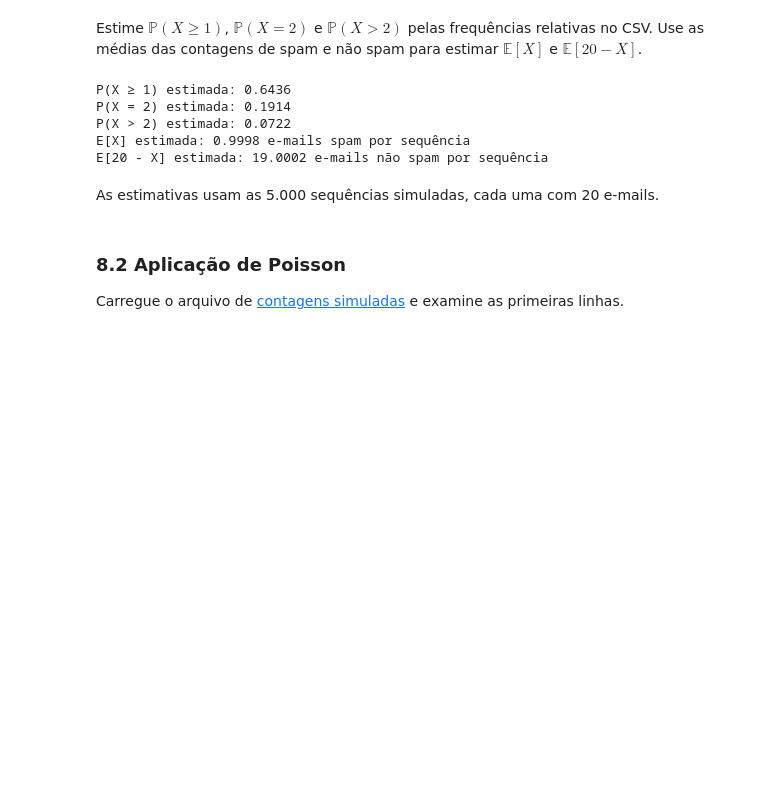
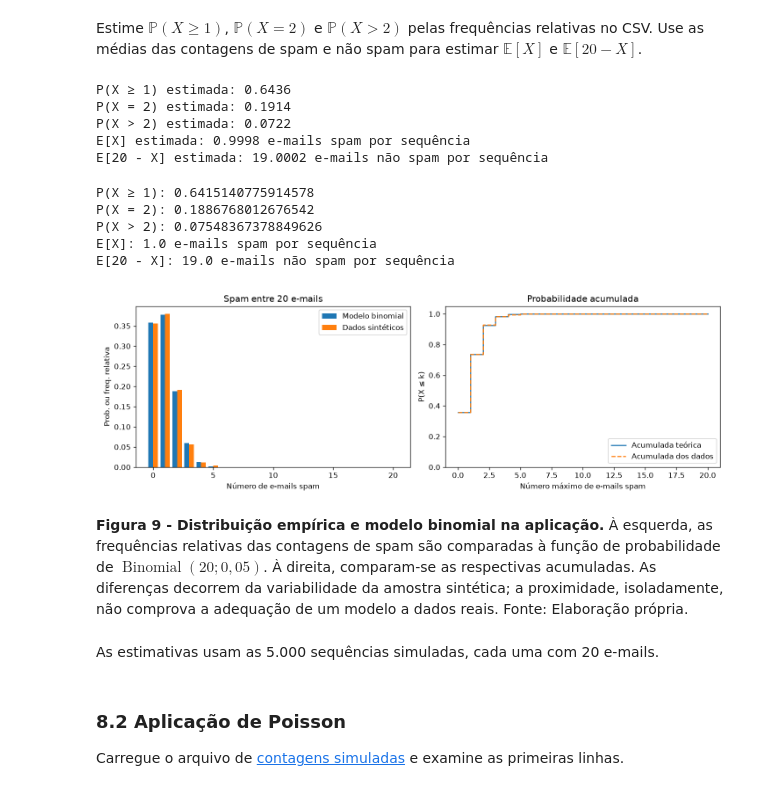
Before and after one commit to carubbi/MQ, a Jupyter notebook: notebooks/resolvidos/u2_s03.ipynb, the cells around one changed output. Saved outputs shown, nothing was run; the diff lists cells and outputs as text; code cells hidden in the pictures; blank space fills up the shorter version.

```diff
--- a/notebooks/resolvidos/u2_s03.ipynb
+++ b/notebooks/resolvidos/u2_s03.ipynb
@@ -794,6 +791,42 @@ P(X = 2) estimada: 0.1914
 P(X > 2) estimada: 0.0722
 E[X] estimada: 0.9998 e-mails spam por sequência
 E[20 - X] estimada: 19.0002 e-mails não spam por sequência
+# %%
+# CALCULE AS PROBABILIDADES E ESPERANÇAS BINOMIAIS COM SCIPY.
+from scipy.stats import binom
+
+print("P(X ≥ 1):", binom.sf(0, 20, 0.05))
+print("P(X = 2):", binom.pmf(2, 20, 0.05))
+print("P(X > 2):", binom.sf(2, 20, 0.05))
+print("E[X]:", binom.mean(20, 0.05), "e-mails spam por sequência")
+print("E[20 - X]:", 20 - binom.mean(20, 0.05), "e-mails não spam por sequência")
+# %% [output]
+P(X ≥ 1): 0.6415140775914578
+P(X = 2): 0.1886768012676542
+P(X > 2): 0.07548367378849626
+E[X]: 1.0 e-mails spam por sequência
+E[20 - X]: 19.0 e-mails não spam por sequência
+# %%
+# COMPARE AS FREQUÊNCIAS DOS DADOS COM A BINOMIAL E SUAS ACUMULADAS.
+val_bin = np.arange(21)
+freq_bin = df_bin["spam"].value_counts(normalize=True).reindex(val_bin, fill_value=0)
+prob_bin = binom.pmf(val_bin, 20, 0.05)
+
+fig, eixos = plt.subplots(1, 2, figsize=(12, 4))
+eixos[0].bar(val_bin - 0.2, prob_bin, width=0.4, label="Modelo binomial")
+eixos[0].bar(val_bin + 0.2, freq_bin, width=0.4, label="Dados sintéticos")
+eixos[0].set(xlabel="Número de e-mails spam", ylabel="Prob. ou freq. relativa", title="Spam entre 20 e-mails")
+eixos[0].legend()
+eixos[1].step(val_bin, binom.cdf(val_bin, 20, 0.05), where="post", label="Acumulada teórica")
+eixos[1].step(val_bin, freq_bin.cumsum(), where="post", linestyle="--", label="Acumulada dos dados")
+eixos[1].set(xlabel="Número máximo de e-mails spam", ylabel="P(X ≤ k)", title="Probabilidade acumulada", ylim=(0, 1.05))
+eixos[1].legend(loc="lower right")
+fig.tight_layout()
+plt.show()
+# %% [output]
+[figure, added]
+# %% [markdown]
+**Figura 9 - Distribuição empírica e modelo binomial na aplicação.** À esquerda, as frequências relativas das contagens de spam são comparadas à função de probabilidade de $\operatorname{Binomial}(20; 0{,}05)$. À direita, comparam-se as respectivas acumuladas. As diferenças decorrem da variabilidade da amostra sintética; a proximidade, isoladamente, não comprova a adequação de um modelo a dados reais. Fonte: Elaboração própria.
 # %% [markdown]
 As estimativas usam as 5.000 sequências simuladas, cada uma com 20 e-mails.
 # %% [markdown]
```
Also changed, not shown: parts of 9 cells of this notebook, 1 other file.
